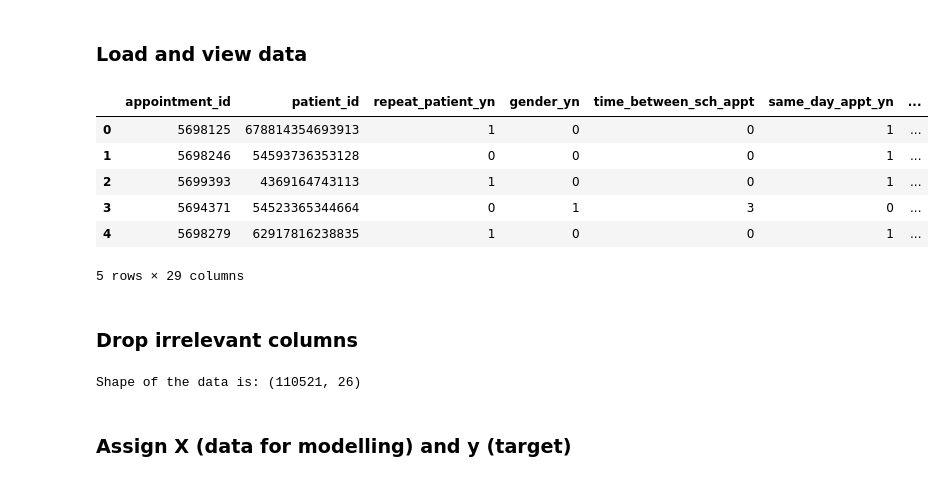
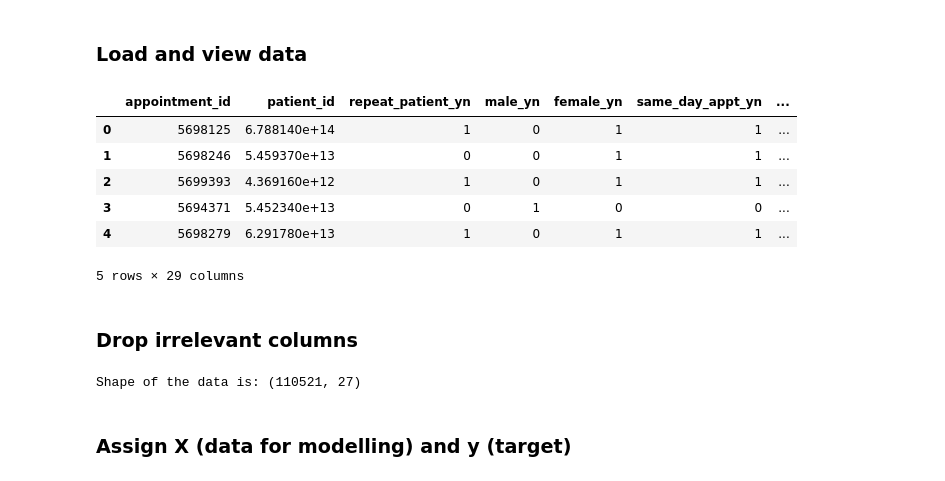
Before and after one commit to kasiewong/medical_no_shows, a Jupyter notebook: notebooks/logisticregressionmodel.ipynb, the cells around one changed output. Cells and saved outputs as stored; diff of their text form; code cells hidden in the pictures.

```diff
--- a/notebooks/logisticregressionmodel.ipynb
+++ b/notebooks/logisticregressionmodel.ipynb
@@ -13,24 +13,24 @@ import os
 # %% [markdown]
 ### Load and view data
 # %%
-data = pd.read_csv('../data/cleanData/appointment_dataset.csv')
+data = pd.read_csv('../data/cleanData/appointment_dataset2.csv')
 data.head()
 # %% [output]
-|  | appointment_id | patient_id | repeat_patient_yn | gender_yn | time_between_sch_appt | same_day_appt_yn | ... |
-| 0 | 5698125 | 678814354693913 | 1 | 0 | 0 | 1 | ... |
-| 1 | 5698246 | 54593736353128 | 0 | 0 | 0 | 1 | ... |
-| 2 | 5699393 | 4369164743113 | 1 | 0 | 0 | 1 | ... |
-| 3 | 5694371 | 54523365344664 | 0 | 1 | 3 | 0 | ... |
-| 4 | 5698279 | 62917816238835 | 1 | 0 | 0 | 1 | ... |
+|  | appointment_id | patient_id | repeat_patient_yn | male_yn | female_yn | same_day_appt_yn | ... |
+| 0 | 5698125 | 6.788140e+14 | 1 | 0 | 1 | 1 | ... |
+| 1 | 5698246 | 5.459370e+13 | 0 | 0 | 1 | 1 | ... |
+| 2 | 5699393 | 4.369160e+12 | 1 | 0 | 1 | 1 | ... |
+| 3 | 5694371 | 5.452340e+13 | 0 | 1 | 0 | 0 | ... |
+| 4 | 5698279 | 6.291780e+13 | 1 | 0 | 1 | 1 | ... |
 5 rows × 29 columns
 # %% [markdown]
 ### Drop irrelevant columns
 # %%
-clean_data = data.drop(['appointment_id', 'patient_id', 'time_between_sch_appt'], axis=1)
+clean_data = data.drop(['appointment_id', 'patient_id'], axis=1)
 
 print(f"Shape of the data is: {clean_data.shape}")
 # %% [output]
-Shape of the data is: (110521, 26)
+Shape of the data is: (110521, 27)
 # %% [markdown]
 ### Assign X (data for modelling) and y (target)
 # %%
```
Also changed, not shown: parts of 5 cells of this notebook, 30 other files.
